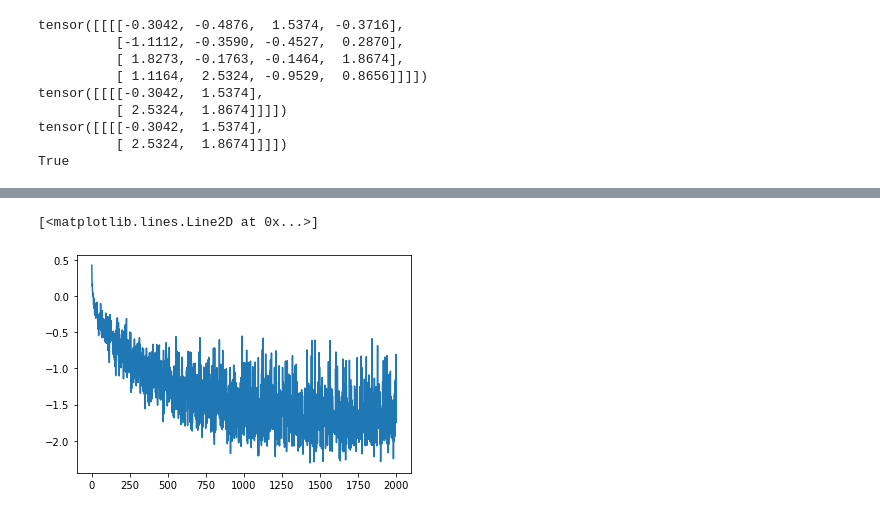
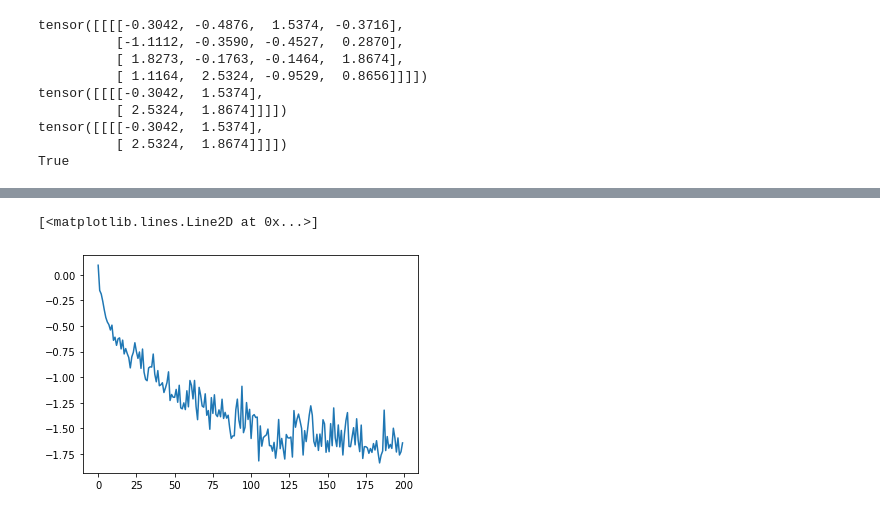
Before and after one commit to mpchang/LeNet_replication, a Jupyter notebook: lenet.ipynb, the cells around one changed output, grey strips where cells are left out. Saved outputs shown, nothing was run; the diff lists cells and outputs as text; code cells hidden in the pictures.

```diff
--- a/lenet.ipynb
+++ b/lenet.ipynb
@@ -471,6 +471,7 @@ for layer in model.layers:
     layer.training = True
 
 losses = []
+ud = []
 for i in range(maximum_steps):
 
     # create mini-batch
@@ -483,13 +484,14 @@ for i in range(maximum_steps):
     lossi = F.cross_entropy(logits, y)
 
     # backward pass
-#     for layer in model.layers:
-#         layer.out.retain_grad()
+    for layer in model.layers:
+        if not isinstance(layer, torch.nn.MaxPool2d):
+            layer.out.retain_grad()
     for p in params:
         p.grad = None
     lossi.backward()
 
-    # update
+    # update parameters
     lr = 0.1 if i < 1000 else 0.01
     for p in params:
         p.data -= lr * p.grad
@@ -499,6 +501,10 @@ for i in range(maximum_steps):
         print(f"step {i}/{maximum_steps}: loss = {lossi}")
     losses.append(lossi.data)
 
+    # Track update rate
+    with torch.no_grad():
+        ud.append([((lr*p.grad).std()/p.std()).log10().item() for p in params])
+
 #     if i < 2:
 #         break
 # %% [output]
@@ -522,5 +528,9 @@ step 1900/2000: loss = 0.018178466707468033
-# %%
-plt.plot(np.log10(losses))
-# %% [output]
-[<matplotlib.lines.Line2D at 0x...>]
-[figure, removed]
+# %%
+losses = torch.tensor(losses)
+losses = losses.view(-1, 10)
+losses_mean = losses.mean(1)
+losses_log10 = losses_mean.log10()
+plt.plot(losses_log10)
+# %% [output]
+[<matplotlib.lines.Line2D at 0x...>]
+[figure, added]
```
Also changed, not shown: parts of 9 cells of this notebook.
